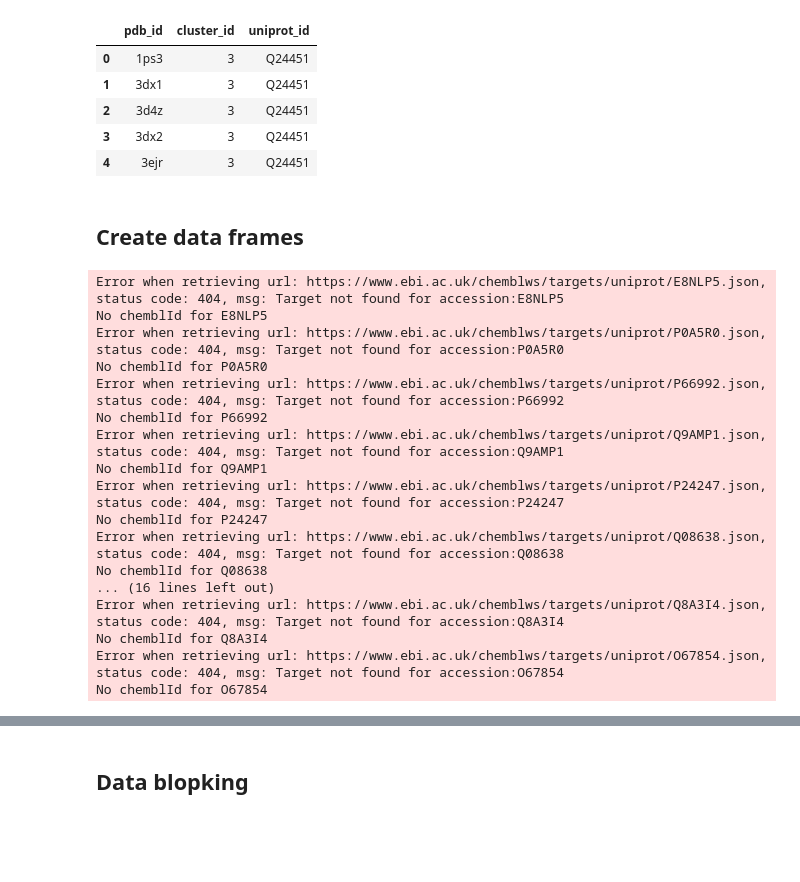
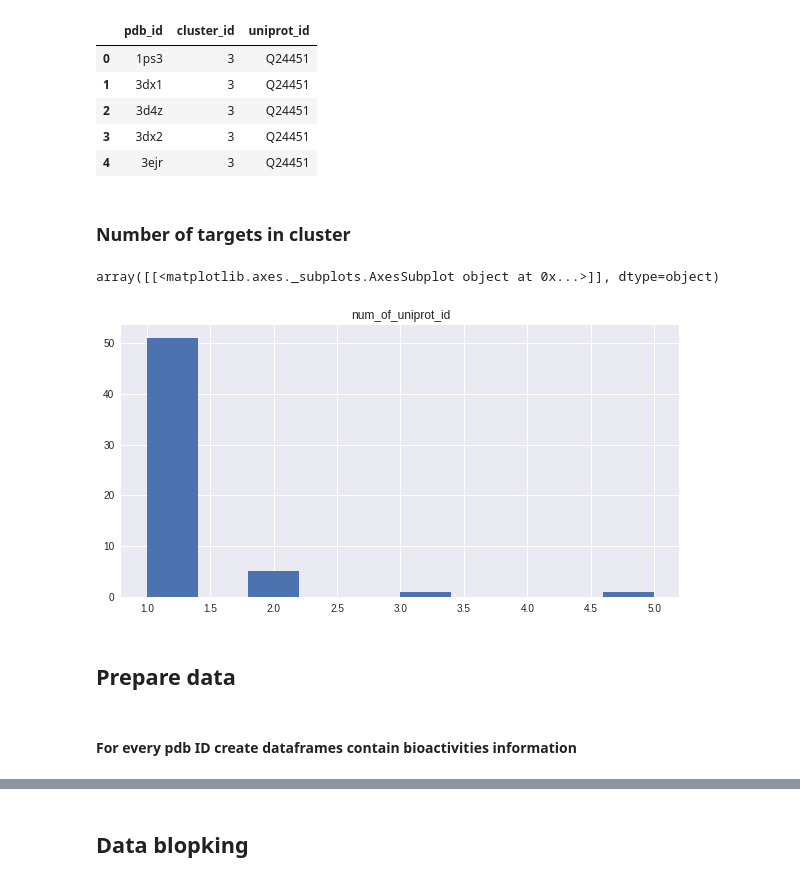
Before and after one commit to amrhamedp/PDBbind_ligand_based, a Jupyter notebook: ChEMBL_analysis.ipynb, the cells around one changed output, grey strips where cells are left out. Cells and saved outputs as stored; diff of their text form; code cells hidden in the pictures; blank space fills up the shorter version.

```diff
--- a/ChEMBL_analysis.ipynb
+++ b/ChEMBL_analysis.ipynb
@@ -52,7 +54,19 @@ data_pdb.head()
 | 2 | 3d4z | 3 | Q24451 |
 | 3 | 3dx2 | 3 | Q24451 |
 | 4 | 3ejr | 3 | Q24451 |
+# %% [markdown]
+<h3>Number of targets in cluster</h3>
+# %%
+num_uni = []
+for cluster_id in set(data_pdb['cluster_id'].tolist()):
+    num_uni.append(len(set(data_pdb[data_pdb['cluster_id'] == cluster_id]['uniprot_id'])))
+pd.DataFrame({'num_of_uniprot_id': num_uni}).hist(figsize=(10, 5))
+# %% [output]
+array([[<matplotlib.axes._subplots.AxesSubplot object at 0x...>]], dtype=object)
+[figure, added]
 # %% [markdown]
-<h2>Create data frames</h2>
+<h2>Prepare data</h2>
+# %% [markdown]
+<h4>For every pdb ID create dataframes contain bioactivities information</h4>
 # %%
 directory = './all/'
@@ -59,20 +75,2 @@ directory = './all/'
 # %%
-chembl.create_data_frames(set(data_pdb['uniprot_id'].tolist()), directory=directory, overwrite=True)
+chembl.create_data_frames(set(data_pdb['uniprot_id'].tolist()), directory=directory) #overwrite=True
-# %% [output]
-Error when retrieving url: https://www.ebi.ac.uk/chemblws/targets/uniprot/E8NLP5.json, status code: 404, msg: Target not found for accession:E8NLP5
-No chemblId for E8NLP5
-Error when retrieving url: https://www.ebi.ac.uk/chemblws/targets/uniprot/P0A5R0.json, status code: 404, msg: Target not found for accession:P0A5R0
-No chemblId for P0A5R0
-Error when retrieving url: https://www.ebi.ac.uk/chemblws/targets/uniprot/P66992.json, status code: 404, msg: Target not found for accession:P66992
-No chemblId for P66992
-Error when retrieving url: https://www.ebi.ac.uk/chemblws/targets/uniprot/Q9AMP1.json, status code: 404, msg: Target not found for accession:Q9AMP1
-No chemblId for Q9AMP1
-Error when retrieving url: https://www.ebi.ac.uk/chemblws/targets/uniprot/P24247.json, status code: 404, msg: Target not found for accession:P24247
-No chemblId for P24247
-Error when retrieving url: https://www.ebi.ac.uk/chemblws/targets/uniprot/Q08638.json, status code: 404, msg: Target not found for accession:Q08638
-No chemblId for Q08638
-... (16 lines left out)
-Error when retrieving url: https://www.ebi.ac.uk/chemblws/targets/uniprot/Q8A3I4.json, status code: 404, msg: Target not found for accession:Q8A3I4
-No chemblId for Q8A3I4
-Error when retrieving url: https://www.ebi.ac.uk/chemblws/targets/uniprot/O67854.json, status code: 404, msg: Target not found for accession:O67854
-No chemblId for O67854
```
Also changed, not shown: parts of 30 cells of this notebook, 1 other file.
